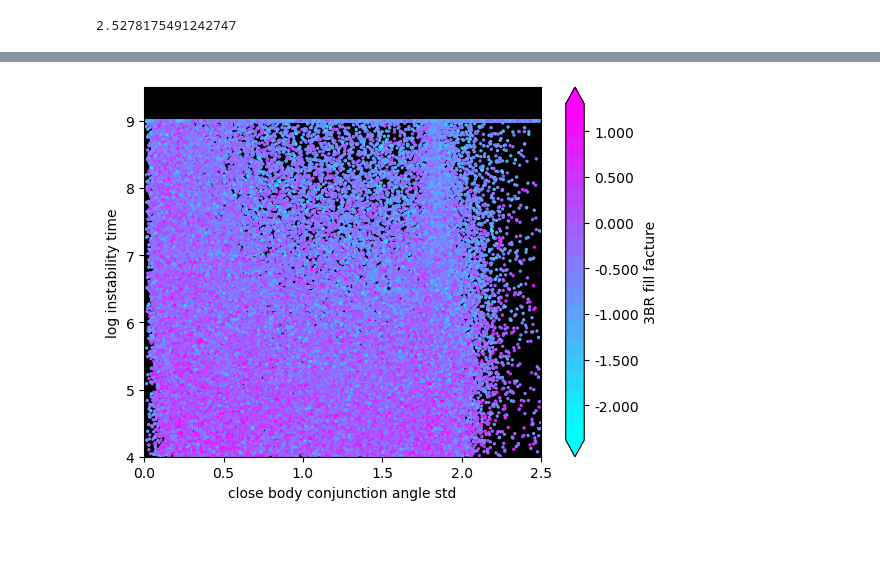
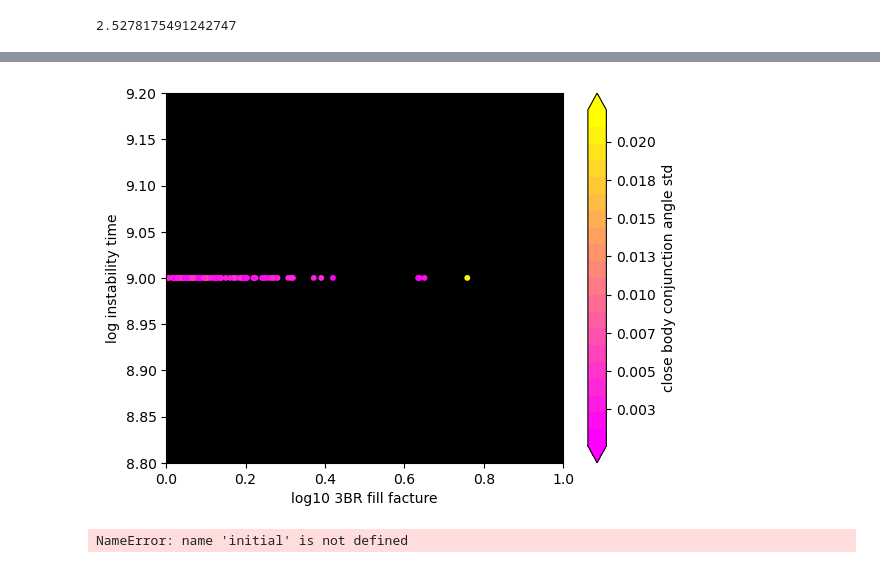
Before and after one commit to Ethadhani/summerSPOCK, a Jupyter notebook: datafilt/graphThetaSTD.ipynb, the cells around one changed output, grey strips where cells are left out. Cells and saved outputs as stored; diff of their text form; code cells hidden in the pictures; blank space fills up the shorter version.

Commit message:
plot check

```diff
--- a/datafilt/graphThetaSTD.ipynb
+++ b/datafilt/graphThetaSTD.ipynb
@@ -106,0 +134,8 @@ ax.set_facecolor("black")
+# %%
+temp=plot
+# %%
+temp=temp.drop(temp[temp['instability_time']<1e9].index)
+# %%
+temp=temp.drop(temp[temp['threeBRfillfac']<1].index)
+# %%
+temp=temp.drop(temp[np.log10(temp['nearThetaSTD']/1.8)<0].index)
@@ -107,15 +158,16 @@ ax.set_facecolor("black")
 # %%
 ax = plt.axes()
-plt.scatter((plot['nearThetaSTD']),np.log10(plot['instability_time']), s=2, c=(np.log10(plot['threeBRfillfac'])), cmap=plt.cm.get_cmap("cool",20),alpha=1)
+plt.scatter(np.log10(temp['threeBRfillfac']),np.log10(temp['instability_time']), s=10, c=(np.log10(temp['nearThetaSTD']/1.8)), cmap=plt.cm.get_cmap("spring",20),alpha=1)
 cbar = plt.colorbar(orientation="vertical", extend="both",
                    pad=0.05, shrink=1, aspect=20, format="%.3f")
 
-#plt.scatter(fillList, y,s=4, c = 'red')
-ax.set_xlim([0,2.5])
-ax.set_ylim([4,9.5])
-plt.xlabel('close body conjunction angle std')
+plt.scatter(fillList, y,s=4, c = 'red')
+
+ax.set_xlim([0,1])
+ax.set_ylim([8.8,9.2])
+plt.xlabel("log10 3BR fill facture")
 plt.ylabel("log instability time")
-cbar.set_label("3BR fill facture")
+cbar.set_label('close body conjunction angle std')
 ax.set_facecolor("black")
 # %% [output]
-[figure, old version]
+[figure, new version]
@@ -121,0 +260,49 @@ ax.set_facecolor("black")
+# %%
+import matplotlib.pyplot as plt
+from matplotlib.gridspec import GridSpec
+def get_plot(num,Nout=5000,Nint=100000):
+    sim = simsetup.get_simList(initial.iloc[num,2:])
+    simsetup.init_sim_parameters(sim)
+    figure = plt.figure(figsize=[20,35])
+    gs = GridSpec(4, 2, figure=figure)
+    #gs.update(wspace = .1, hspace = .1)
+
+    data, res12, res23 = get_data(sim,Nout,Nint)
+    ax1 = plt.subplot(gs[0,0])
+    ax1.set_title('Stable:' +str(dataset['Stable'][num]))
+    data.plot.scatter(ax = ax1,x="p2/p1", y="p3/p2",s=2, c="time", colormap="copper", alpha=.35)
+    ax2 = plt.subplot(gs[1,:2])
+    ax2.set_title(str(res12[1])+':'+str(res12[0]))
+    data.plot.scatter(ax=ax2,x="time", y="theta12",s=1)
+    ax3 = plt.subplot(gs[2,:2])
+    ax3.set_title(str(res23[1])+':'+str(res23[0]))
+    data.plot.scatter(ax = ax3,x="time", y="theta23",s=1)
+    ax4 = plt.subplot(gs[3,:2])
+    data.plot(ax=ax4,x='time',y=['e1','e2','e3'])
+    ax5 = plt.subplot(gs[0,1])
+    ax5.set_title(str(num))
+    ax5.set_aspect('equal')
+    rebound.OrbitPlot(sim,fig=figure, ax=ax5,ylim=[-3,3],xlim=[-3,3])
+    plt.savefig(f'imgs/'+str(dataset['threeBRfillfac'][num])+'.png')
+    #plt.show(False)
+
+    #return figure
+from multiprocessing import Pool
+
+#%%
+
+systems = temp['index']
+
+
+
+
+if __name__ == "__main__":  # confirms that the code is under main function
+
+
+
+
+    #bound = test = np.linspace(0, 138543, num=138544, endpoint=True, retstep=False, dtype=int, axis=0)
+    with Pool() as p:
+        p.map(get_plot, systems)
+# %% [output]
+NameError: name 'initial' is not defined
```
Also changed, not shown: parts of 15 cells of this notebook, 6 other files.
